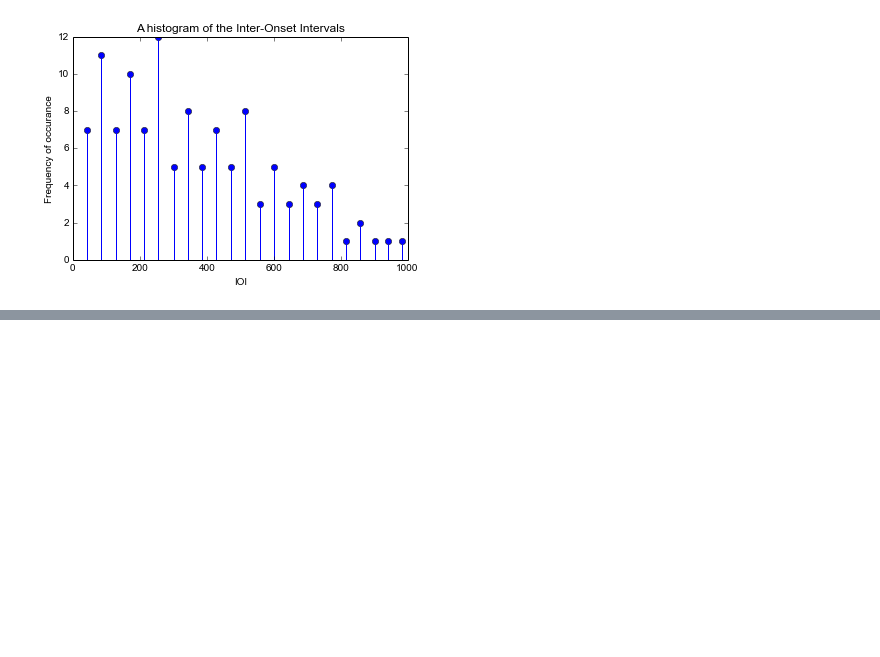
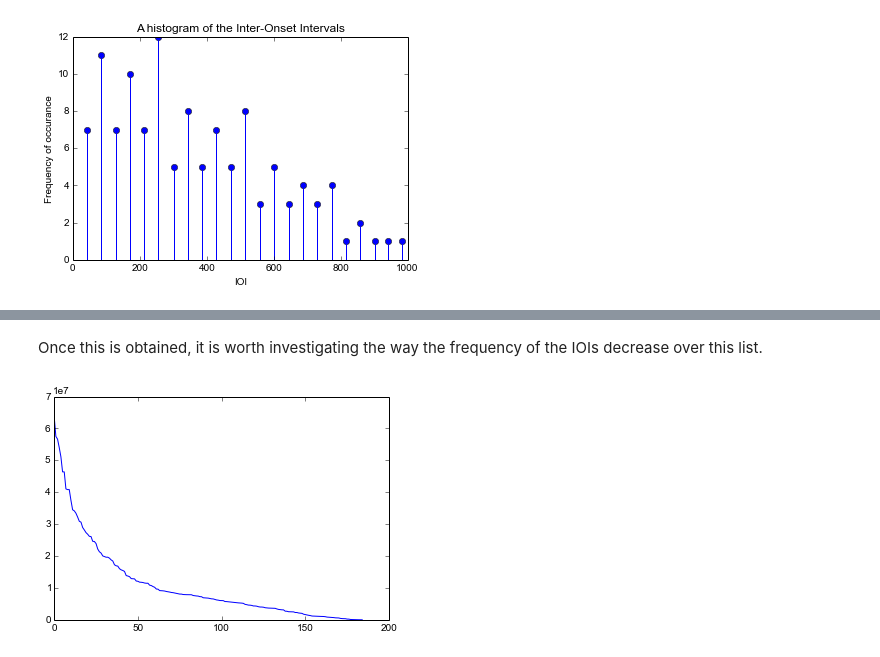
Before and after one commit to akshay1992/201A, a Jupyter notebook: 201A-Final_Project.ipynb, the cells around one changed output, grey strips where cells are left out. Saved outputs shown, nothing was run; the diff lists cells and outputs as text; code cells hidden in the pictures; blank space fills up the shorter version.

```diff
--- a/201A-Final_Project.ipynb
+++ b/201A-Final_Project.ipynb
@@ -298,0 +358,13 @@ Possible directions:
+# %%
+def orderedIOIs( autocorr ):
+    autocorr = np.convolve(autocorr, np.hamming(32), mode='same' )
+    peaks = scp.argrelextrema(acor2, np.greater)[0]
+    values = autocorr[peaks]
+    mat = np.c_[peaks, values]
+
+    mat = mat[mat[:,1].argsort(axis=0)] # Sort
+    mat = mat[::-1]                     # Reverse Order
+    return mat
+# %%
+ioi2_ordered = orderedIOIs(acor2)
+print ioi2_ordered
@@ -298,0 +389,7 @@ Possible directions:
+# %% [markdown]
+ Once this is obtained, it is worth investigating the way the frequency of the IOIs decrease over this list.
+# %%
+plot(ioi2_ordered[:,1])
+show()
+# %% [output]
+[figure, added]
```
Also changed, not shown: parts of 45 cells of this notebook, 1 other file.
